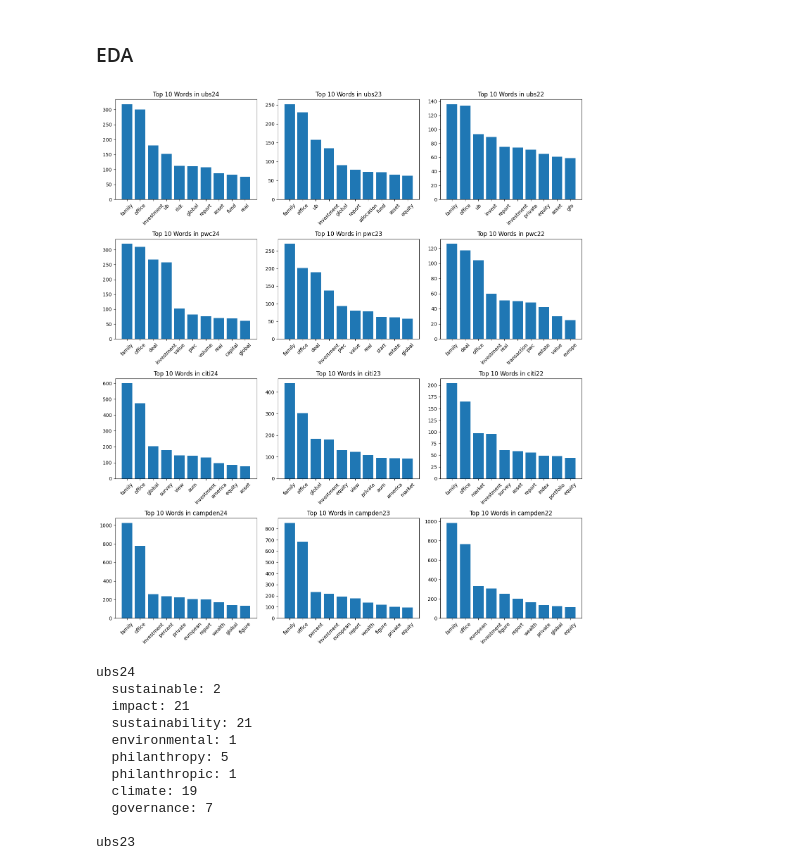
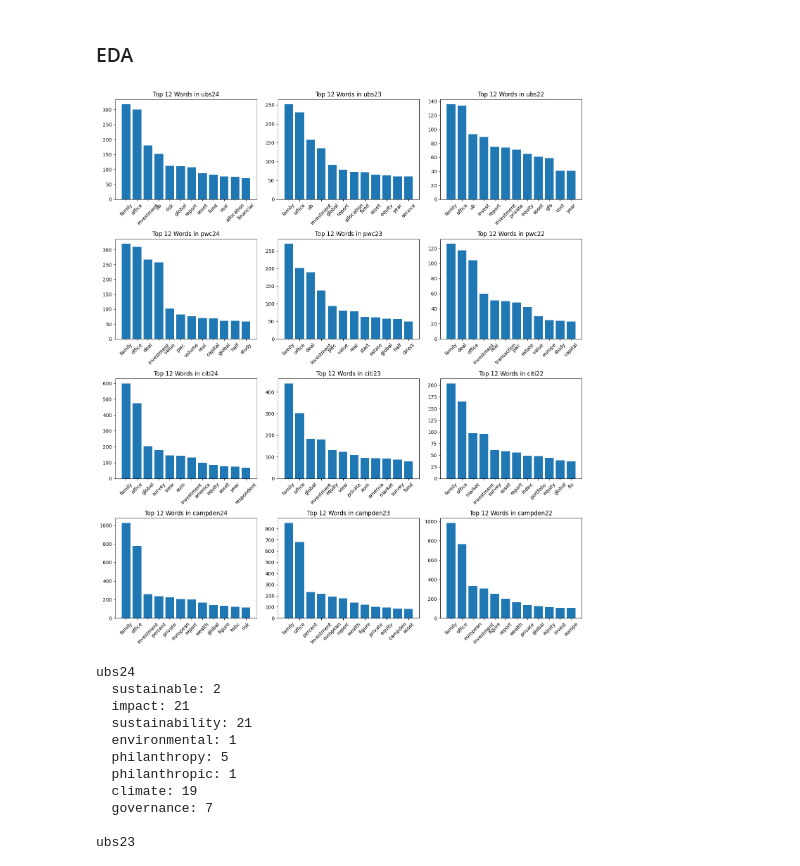
Before and after one commit to blaise-em/Impact-Investing-Capstone-Project, a Jupyter notebook: Notebook 3.ipynb, the cells around one changed output. Saved outputs shown, nothing was run; the diff lists cells and outputs as text; code cells hidden in the pictures.

```diff
--- a/Notebook 3.ipynb
+++ b/Notebook 3.ipynb
@@ -154,36 +154,36 @@ report_frequencies = {name: Counter(tokens) for name, tokens in reports.items()}
 # %%
 num_reports = len(report_frequencies)
 cols = 3
 rows = (num_reports + 1) // cols
 
 fig, axes = plt.subplots(rows, cols, figsize=(14, rows * 4))
 axes = axes.flatten()
 
 plot_idx = 0  # use a separate index for valid subplots
 
 for name, freq in report_frequencies.items():
-    common = freq.most_common(10)
+    common = freq.most_common(12)
     if not common:
         print(f"⚠️ Skipping {name} - no word frequencies.")
         continue
 
     words, counts = zip(*common)
 
     ax = axes[plot_idx]
     ax.bar(words, counts)
-    ax.set_title(f"Top 10 Words in {name}")
+    ax.set_title(f"Top 12 Words in {name}")
     ax.tick_params(axis='x', rotation=45)
 
     plot_idx += 1
 
 # Hide any unused subplots
 for i in range(plot_idx, len(axes)):
     fig.delaxes(axes[i])
 
 plt.tight_layout()
 plt.show()
 # %% [output]
-[figure, old version]
+[figure, new version]
 # %%
 keywords = ['sustainable', 'impact', 'sustainability', 'environmental', 'philanthropy', 'philanthropic', 'climate', 'governance']
 
```
Also changed, not shown: parts of 8 cells of this notebook.
